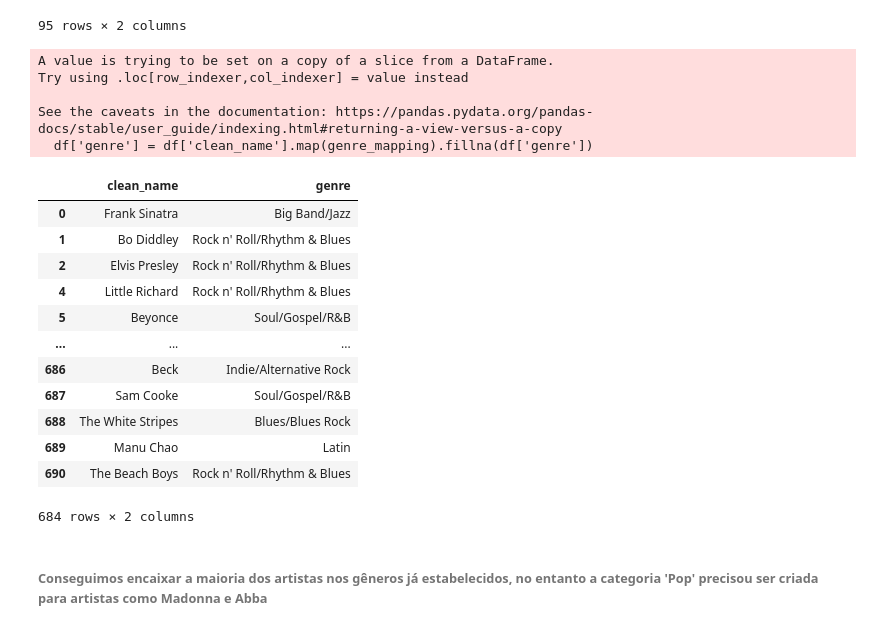
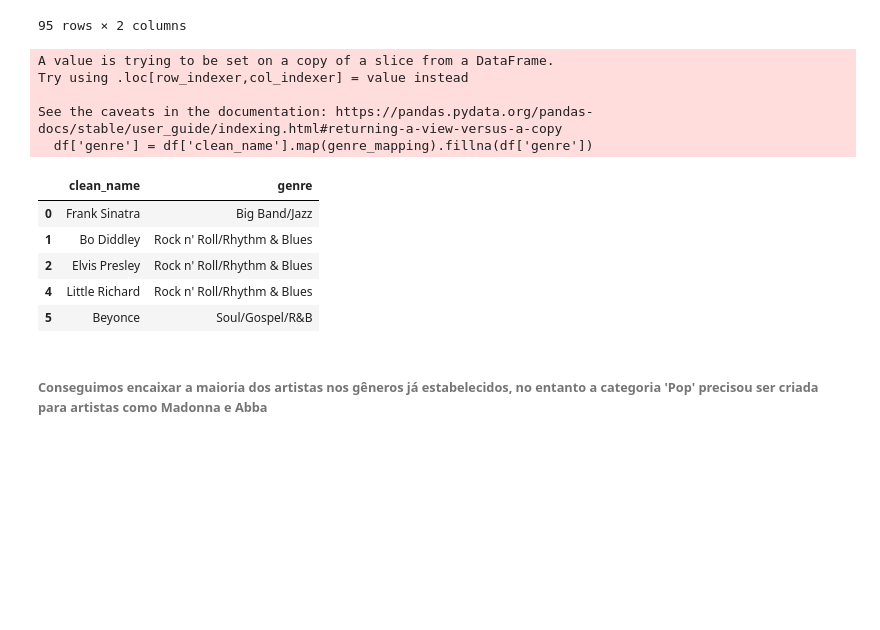
Before and after one commit to mateusono1/Melodia, a Jupyter notebook: Sofia/melodia_notebook.ipynb, the cells around one changed output. Cells and saved outputs as stored; diff of their text form; code cells hidden in the pictures; blank space fills up the shorter version.

```diff
--- a/Sofia/melodia_notebook.ipynb
+++ b/Sofia/melodia_notebook.ipynb
@@ -297,6 +285,8 @@ display(sorted_albums)
 | 45 | Neil Young | 0.0 |
 95 rows × 2 columns
 # %%
+#identificando a qual gênero pertence cada artista
+
 genre_mapping = {
     'The Beatles': 'Rock n\' Roll/Rhythm & Blues',
     'David Bowie': 'Rock n\' Roll/Rhythm & Blues',
@@ -382,40 +372,33 @@ genre_mapping = {
     'Moby Grape': 'Rock n\' Roll/Rhythm & Blues',
     'Yes': 'Rock n\' Roll/Rhythm & Blues',
     'Peter Wolf': 'Rock n\' Roll/Rhythm & Blues',
     'Laura Nyro': 'Singer-Songwriter/Heartland Rock',
     'Professor Longhair': 'Blues/Blues Rock',
     'Graham Parker': 'Rock n\' Roll/Rhythm & Blues',
     'Kelis': 'Hip-Hop/Rap',
     'The Pogues': 'Rock n\' Roll/Rhythm & Blues',
     'Captain Beefheart & His Magic Band': 'Rock n\' Roll/Rhythm & Blues',
     'James Brown': 'Soul/Gospel/R&B',
     'Joni Mitchell': 'Singer-Songwriter/Heartland Rock',
     'Otis Redding': 'Soul/Gospel/R&B',
     'Neil Diamond': 'Singer-Songwriter/Heartland Rock',
     'Neil Young': 'Singer-Songwriter/Heartland Rock'
 }
 
 df['genre'] = df['clean_name'].map(genre_mapping).fillna(df['genre'])
 
-display(df[['clean_name', 'genre']])
+df[['clean_name', 'genre']].head()
 # %% [output]
 A value is trying to be set on a copy of a slice from a DataFrame.
 Try using .loc[row_indexer,col_indexer] = value instead
 
 See the caveats in the documentation: https://pandas.pydata.org/pandas-docs/stable/user_guide/indexing.html#returning-a-view-versus-a-copy
   df['genre'] = df['clean_name'].map(genre_mapping).fillna(df['genre'])
 |  | clean_name | genre |
 | 0 | Frank Sinatra | Big Band/Jazz |
 | 1 | Bo Diddley | Rock n' Roll/Rhythm & Blues |
 | 2 | Elvis Presley | Rock n' Roll/Rhythm & Blues |
 | 4 | Little Richard | Rock n' Roll/Rhythm & Blues |
 | 5 | Beyonce | Soul/Gospel/R&B |
-| ... | ... | ... |
-| 686 | Beck | Indie/Alternative Rock |
-| 687 | Sam Cooke | Soul/Gospel/R&B |
-| 688 | The White Stripes | Blues/Blues Rock |
-| 689 | Manu Chao | Latin |
-| 690 | The Beach Boys | Rock n' Roll/Rhythm & Blues |
-684 rows × 2 columns
 # %% [markdown]
 ###### Conseguimos encaixar a maioria dos artistas nos gêneros já estabelecidos, no entanto a categoria 'Pop' precisou ser criada para artistas como Madonna e Abba
```
Also changed, not shown: parts of 70 cells of this notebook.
